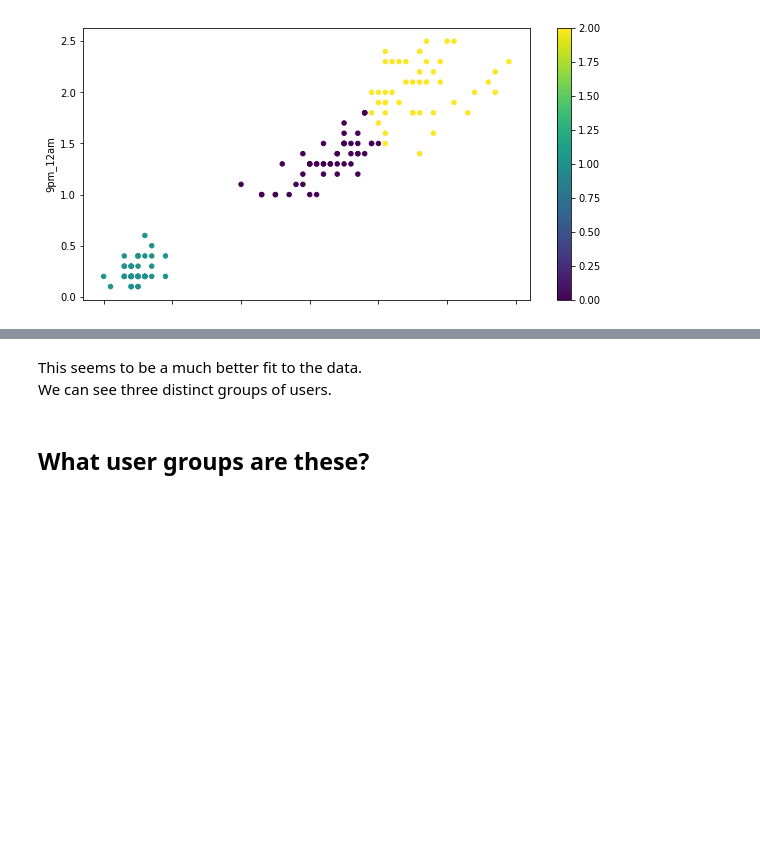
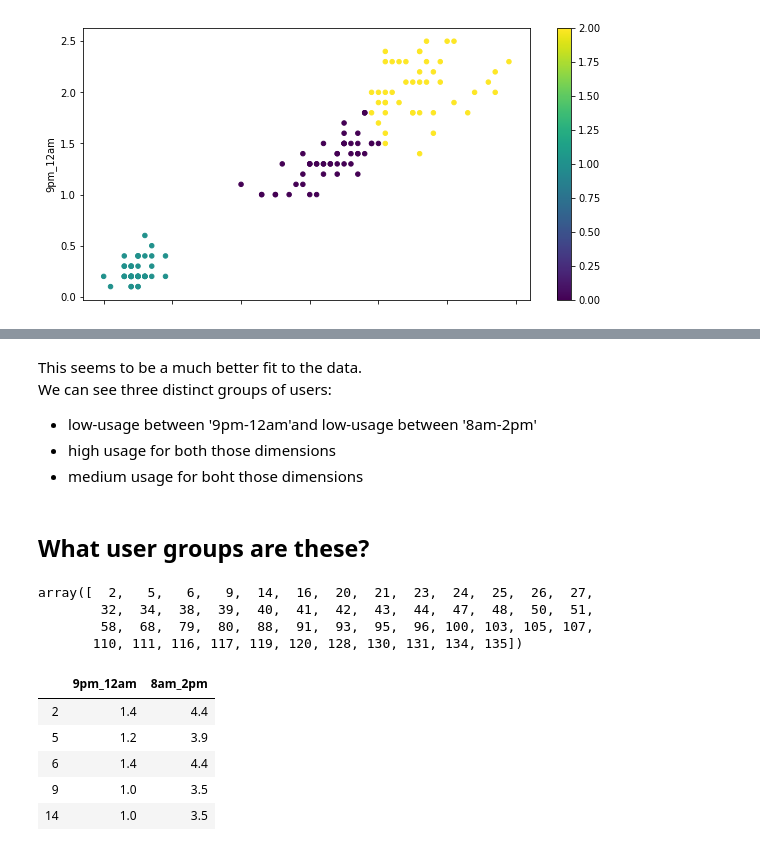
Before and after one commit to Toumetis/2019_09_11_WorkshopWednesdays, a Jupyter notebook: notebooks/workshop/Data_analysis_1.ipynb, the cells around one changed output, grey strips where cells are left out. Cells and saved outputs as stored; diff of their text form; code cells hidden in the pictures; blank space fills up the shorter version.

```diff
--- a/notebooks/workshop/Data_analysis_1.ipynb
+++ b/notebooks/workshop/Data_analysis_1.ipynb
@@ -310,6 +319,33 @@ plotly.offline.iplot(fig, filename='shapes-circle')
 [interactive output not drawn]
 # %% [markdown]
 This seems to be a much better fit to the data.
-We can see three distinct groups of users.
+We can see three distinct groups of users:
+* low-usage between '9pm-12am'and low-usage between '8am-2pm'
+* high usage for both those dimensions
+* medium usage for boht those dimensions
 # %% [markdown]
 ## What user groups are these?
+# %%
+# indexes of data for different groups
+# these indexes are also the row numbers in our usage_df data
+group_0 = np.where(kmeans_3_clusters.labels_ == 0)[0]
+group_1 = np.where(kmeans_3_clusters.labels_ == 1)[0]
+group_2 = np.where(kmeans_3_clusters.labels_ == 2)[0]
+# %%
+# what do they look like?
+group_0
+# %% [output]
+array([  2,   5,   6,   9,  14,  16,  20,  21,  23,  24,  25,  26,  27,
+        32,  34,  38,  39,  40,  41,  42,  43,  44,  47,  48,  50,  51,
+        58,  68,  79,  80,  88,  91,  93,  95,  96, 100, 103, 105, 107,
+       110, 111, 116, 117, 119, 120, 128, 130, 131, 134, 135])
+# %%
+# let's have a look at the data in the two dimensions we think are the ones that distinguish our groups most strongly
+usage_df.iloc[group_0][['9pm_12am','8am_2pm']].head()
+# %% [output]
+|  | 9pm_12am | 8am_2pm |
+| 2 | 1.4 | 4.4 |
+| 5 | 1.2 | 3.9 |
+| 6 | 1.4 | 4.4 |
+| 9 | 1.0 | 3.5 |
+| 14 | 1.0 | 3.5 |
```
Also changed, not shown: parts of 5 cells of this notebook.
